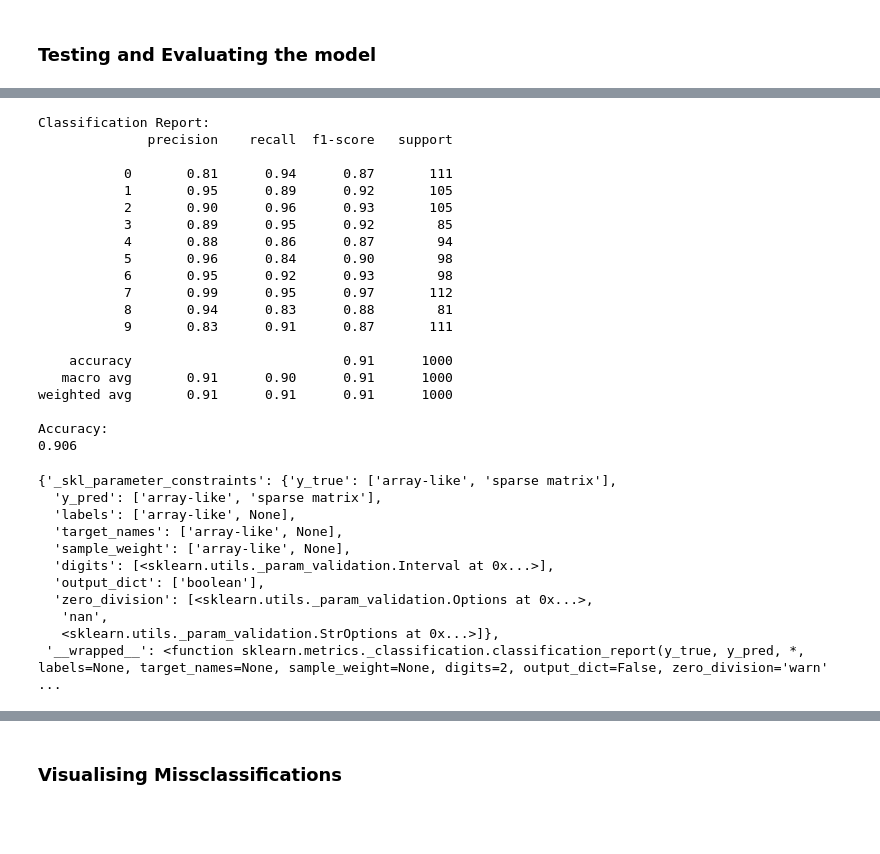
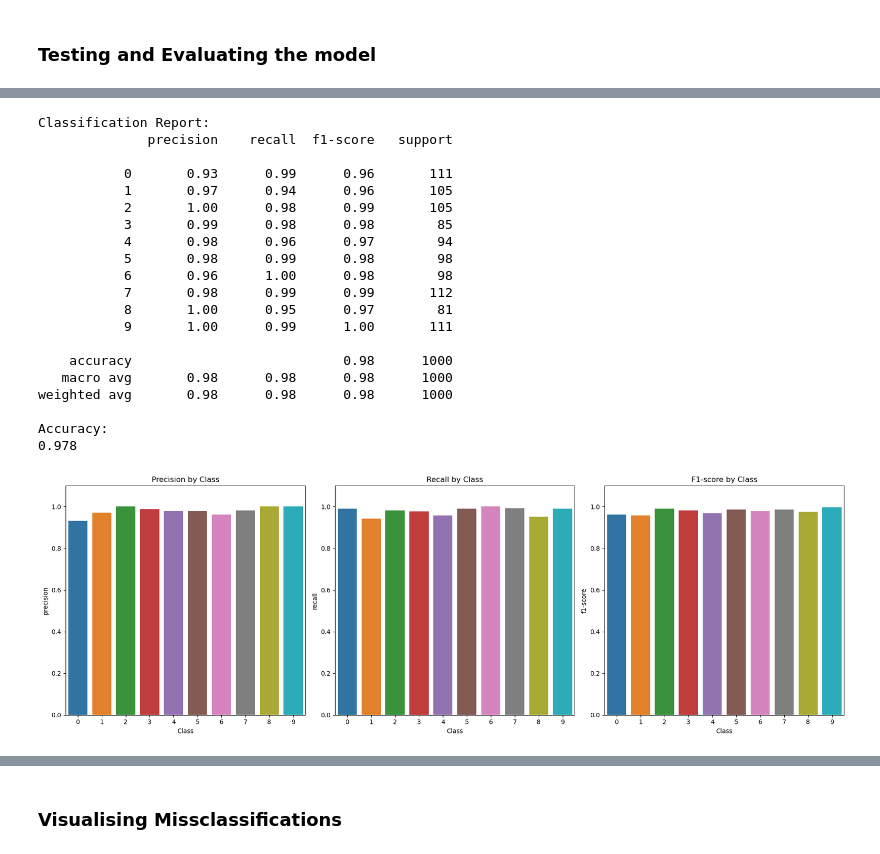
Before and after one commit to augustusamedume1234/DeepLearningAssignment1, a Jupyter notebook: Notebooks/RawPixel.ipynb, the cells around one changed output, grey strips where cells are left out. Drawn from its saved outputs; the diff is of its cells as text; code cells hidden in the pictures; blank space fills up the shorter version.

```diff
--- a/Notebooks/RawPixel.ipynb
+++ b/Notebooks/RawPixel.ipynb
@@ -341,0 +297,25 @@ Model: "sequential_16"
+# %%
+from tensorflow.keras.models import Sequential
+from tensorflow.keras.layers import Dense, BatchNormalization, Activation
+from tensorflow.keras.optimizers import Adam
+
+model = Sequential([
+    Dense(512, input_shape=(4096,)),
+    BatchNormalization(),
+    Activation('relu'),
+
+    Dense(64),
+    BatchNormalization(),
+    Activation('relu'),
+
+    Dense(64),
+    BatchNormalization(),
+    Activation('relu'),
+
+    Dense(10, activation='softmax')
+])
+
+optimizer = Adam(learning_rate=0.001)
+model.compile(optimizer=optimizer, loss='sparse_categorical_crossentropy', metrics=['accuracy'])
+
+model.summary()
@@ -342,4 +344,4 @@ Model: "sequential_16"
 # %%
-model.fit(X_train, y_train, epochs=30, batch_size=100, validation_split=0.2)
+model.fit(X_train, y_train, epochs=30, batch_size=64, validation_split=0.2)
 # %% [output]
 Epoch 1/30
@@ -380,34 +382,24 @@ print(accuracy)
 Classification Report:
               precision    recall  f1-score   support
 
-           0       0.81      0.94      0.87       111
-           1       0.95      0.89      0.92       105
-           2       0.90      0.96      0.93       105
-           3       0.89      0.95      0.92        85
-           4       0.88      0.86      0.87        94
-           5       0.96      0.84      0.90        98
-           6       0.95      0.92      0.93        98
-           7       0.99      0.95      0.97       112
-           8       0.94      0.83      0.88        81
-           9       0.83      0.91      0.87       111
+           0       0.93      0.99      0.96       111
+           1       0.97      0.94      0.96       105
+           2       1.00      0.98      0.99       105
+           3       0.99      0.98      0.98        85
+           4       0.98      0.96      0.97        94
+           5       0.98      0.99      0.98        98
+           6       0.96      1.00      0.98        98
+           7       0.98      0.99      0.99       112
+           8       1.00      0.95      0.97        81
+           9       1.00      0.99      1.00       111
 
-    accuracy                           0.91      1000
-   macro avg       0.91      0.90      0.91      1000
-weighted avg       0.91      0.91      0.91      1000
+    accuracy                           0.98      1000
+   macro avg       0.98      0.98      0.98      1000
+weighted avg       0.98      0.98      0.98      1000
 
 Accuracy:
-0.906
+0.978
-# %%
-classification_report.
-# %% [output]
-{'_skl_parameter_constraints': {'y_true': ['array-like', 'sparse matrix'],
-  'y_pred': ['array-like', 'sparse matrix'],
-  'labels': ['array-like', None],
-  'target_names': ['array-like', None],
-  'sample_weight': ['array-like', None],
-  'digits': [<sklearn.utils._param_validation.Interval at 0x...>],
-  'output_dict': ['boolean'],
-  'zero_division': [<sklearn.utils._param_validation.Options at 0x...>,
-   'nan',
-   <sklearn.utils._param_validation.StrOptions at 0x...>]},
- '__wrapped__': <function sklearn.metrics._classification.classification_report(y_true, y_pred, *, labels=None, target_names=None, sample_weight=None, digits=2, output_dict=False, zero_division='warn' ...
+# %%
+visualize_report(classification_report(y_test, predictions_class, output_dict=True))
+# %% [output]
+[figure, added]
```
Also changed, not shown: parts of 18 cells of this notebook, 2 other files.
